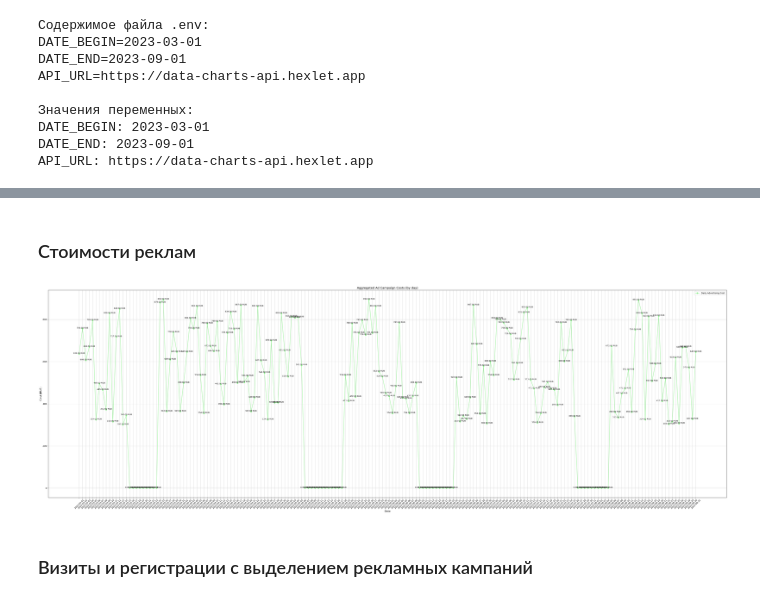
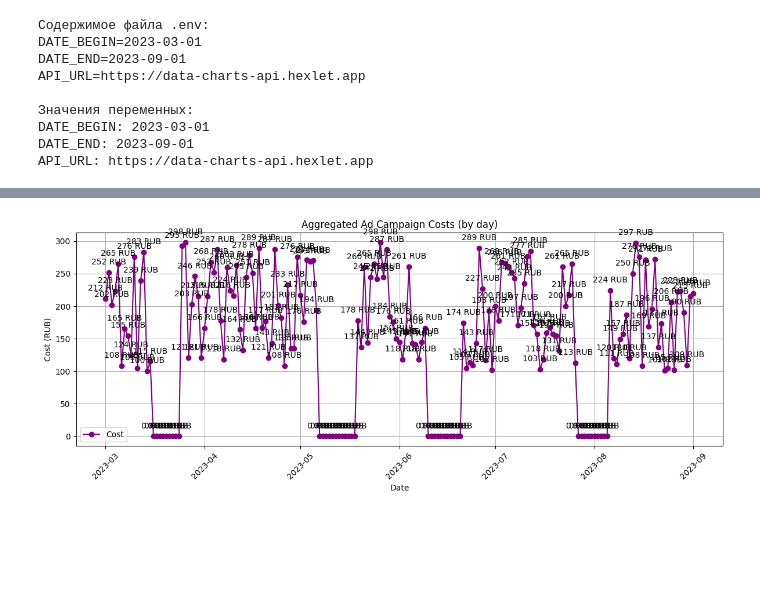
Before and after one commit to Allexxandr/data-analytics-project-100, a Jupyter notebook: charts_project.ipynb, the cells around one changed output, grey strips where cells are left out. Cells and saved outputs as stored; diff of their text form; code cells hidden in the pictures; blank space fills up the shorter version.

```diff
--- a/charts_project.ipynb
+++ b/charts_project.ipynb
@@ -114,0 +86,12 @@ result_df.to_json('ads.json', orient='records')
+# %%
+url_reg = f'{API_URL}/registrations'
+resp2 = requests.get(url_reg, params=params)
+reg = pd.DataFrame(resp2.json())
+
+reg = reg.sort_values(by='datetime')
+reg['datetime'] = pd.to_datetime(reg['datetime'])
+
+
+reg['date_group'] = reg['datetime'].dt.date
+
+reg.head()
@@ -126,4 +484,5 @@ import seaborn as sns
 # %%
-result_df['date_group'] = pd.to_datetime(result_df['date_group'], unit='ms')
-daily_visits = result_df.groupby('date_group')['visits'].sum().reset_index()
-#filtered_df = result_df[(result_df['date_group'] >= '2023-01-01') & (result_df['date_group'] <= '2023-09-01')]
+ads['date_group'] = pd.to_datetime(ads['date_group'])
+
+mask = (ads['date_group'] >= '2023-03-01') & (ads['date_group'] <= '2023-09-01')
+filtered_df_costs = ads.loc[mask]
@@ -304,28 +489,19 @@ for platform in platforms_no_bot:
-# %% [markdown]
-### Стоимости реклам
 # %%
-daily_cost = result_df.groupby('date_group')['cost'].sum().reset_index()
+plt.figure(figsize=(12, 5))
+plt.plot(filtered_df_costs['date_group'], filtered_df_costs['cost'], marker='o', linestyle='-', color='purple', label='Cost')
 
-plt.figure(figsize=(45, 15))
-plt.plot(daily_cost['date_group'], daily_cost['cost'], marker='o', color='lightgreen', label='Daily Advertising Cost')
+for i, txt in enumerate(filtered_df_costs['cost']):
+    plt.annotate(f'{txt:.0f} RUB', (filtered_df_costs['date_group'].iloc[i], filtered_df_costs['cost'].iloc[i]),
+                 textcoords="offset points", xytext=(0,10), ha='center')
 
-for x, y in zip(daily_cost['date_group'], daily_cost['cost']):
-    plt.text(x, y + 0.5, f"{y:.2f} RUB", ha='center', fontsize=9)
-
-plt.title('Aggregated Ad Campaign Costs (by day)', fontsize=14)
-plt.xlabel('Date', fontsize=12)
-plt.ylabel('Cost (RUB)', fontsize=12)
-plt.xticks(daily_cost['date_group'], daily_cost['date_group'].dt.strftime('%Y-%m-%d'), rotation=45, fontsize=10)
-plt.yticks(fontsize=10)
-plt.grid(axis='both', linestyle='-', alpha=0.7)
-plt.legend(fontsize=10)
-
-plt.grid(axis='x', linestyle='-', alpha=0.7)
-
+plt.title('Aggregated Ad Campaign Costs (by day)')
+plt.xlabel('Date')
+plt.ylabel('Cost (RUB)')
+plt.grid(True)
+plt.legend()
+plt.xticks(rotation=45)
 plt.tight_layout()
-plt.savefig('./charts/aggregated_ad_campaign_costs.png', dpi=300, bbox_inches='tight')
+plt.savefig('./charts/aggregated_ad_campaign_costs.png')
 plt.show()
 # %% [output]
-[figure, old version]
+[figure, new version]
-# %% [markdown]
-### Визиты и регистрации с выделением рекламных кампаний
```
Also changed, not shown: parts of 48 cells of this notebook.
